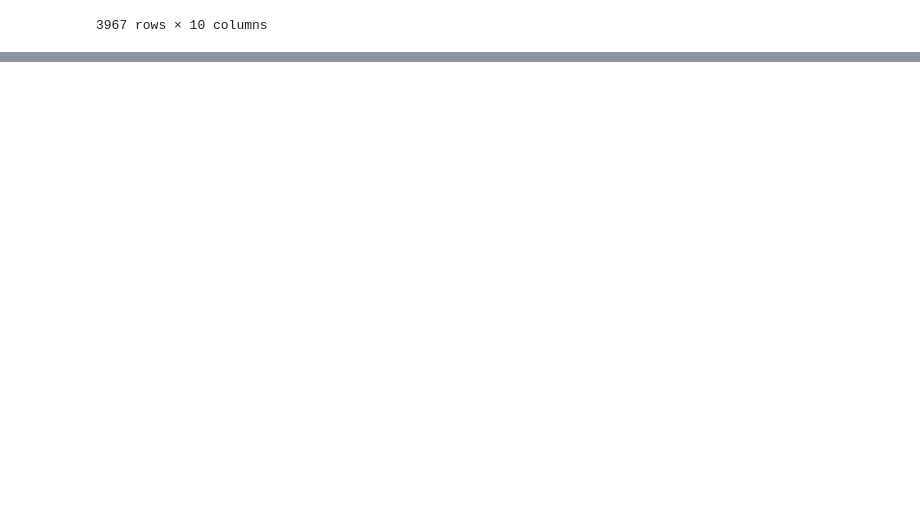
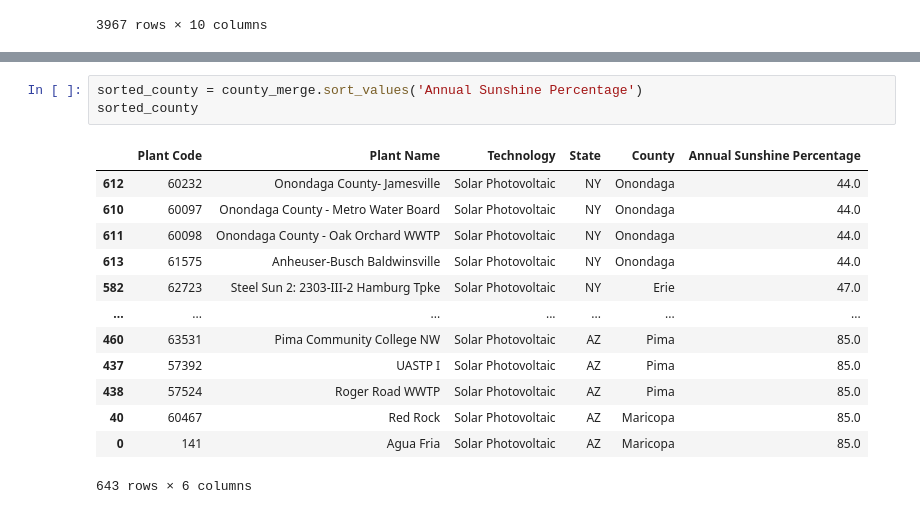
Before and after one commit to AustinRCole/Solar_ETL, a Jupyter notebook: Solar_1.ipynb, the cells around one changed output, grey strips where cells are left out. Drawn from its saved outputs; the diff is of its cells as text; blank space fills up the shorter version.

```diff
--- a/Solar_1.ipynb
+++ b/Solar_1.ipynb
@@ -186,0 +191,17 @@ round_merge
+# %%
+sorted_county = county_merge.sort_values('Annual Sunshine Percentage')
+sorted_county
+# %% [output]
+|  | Plant Code | Plant Name | Technology | State | County | Annual Sunshine Percentage |
+| 612 | 60232 | Onondaga County- Jamesville | Solar Photovoltaic | NY | Onondaga | 44.0 |
+| 610 | 60097 | Onondaga County - Metro Water Board | Solar Photovoltaic | NY | Onondaga | 44.0 |
+| 611 | 60098 | Onondaga County - Oak Orchard WWTP | Solar Photovoltaic | NY | Onondaga | 44.0 |
+| 613 | 61575 | Anheuser-Busch Baldwinsville | Solar Photovoltaic | NY | Onondaga | 44.0 |
+| 582 | 62723 | Steel Sun 2: 2303-III-2 Hamburg Tpke | Solar Photovoltaic | NY | Erie | 47.0 |
+| ... | ... | ... | ... | ... | ... | ... |
+| 460 | 63531 | Pima Community College NW | Solar Photovoltaic | AZ | Pima | 85.0 |
+| 437 | 57392 | UASTP I | Solar Photovoltaic | AZ | Pima | 85.0 |
+| 438 | 57524 | Roger Road WWTP | Solar Photovoltaic | AZ | Pima | 85.0 |
+| 40 | 60467 | Red Rock | Solar Photovoltaic | AZ | Maricopa | 85.0 |
+| 0 | 141 | Agua Fria | Solar Photovoltaic | AZ | Maricopa | 85.0 |
+643 rows × 6 columns
```
Also changed, not shown: parts of 5 cells of this notebook.
